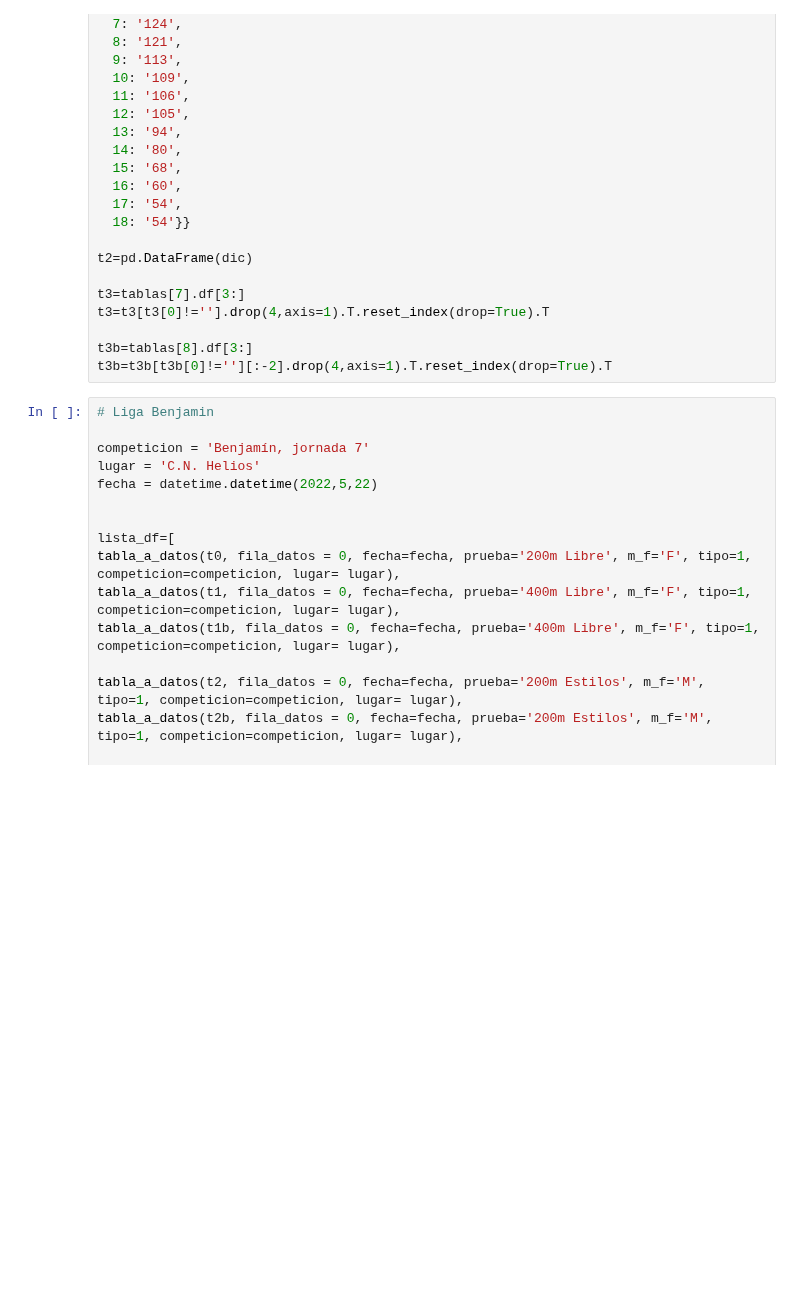
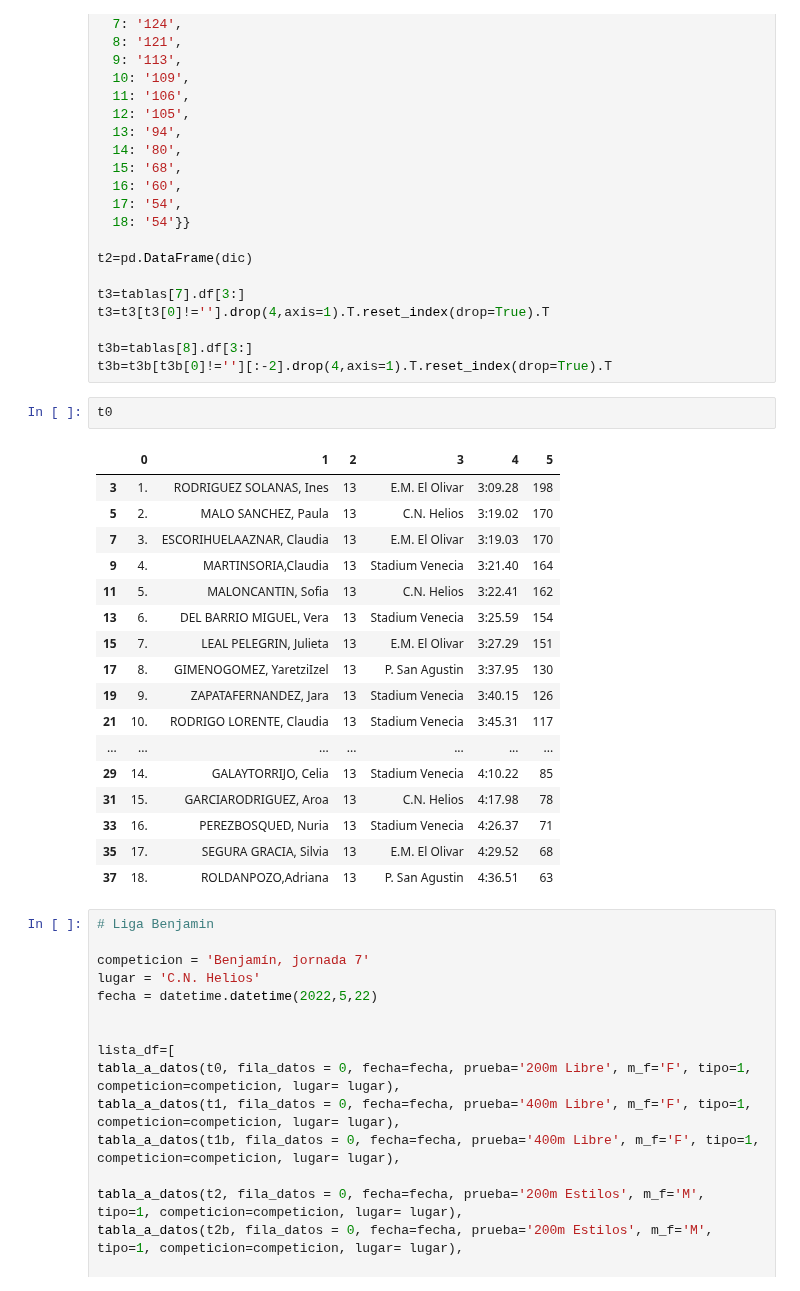
Before and after one commit to crdguez/dashboard_natacion, a Jupyter notebook: importar_datos/importar_datos_22_05_22.ipynb, the cells around one changed output. Cells and saved outputs as stored; diff of their text form; blank space fills up the shorter version.

```diff
--- a/importar_datos/importar_datos_22_05_22.ipynb
+++ b/importar_datos/importar_datos_22_05_22.ipynb
@@ -345,6 +336,26 @@ t3=t3[t3[0]!=''].drop(4,axis=1).T.reset_index(drop=True).T
 
 t3b=tablas[8].df[3:]
 t3b=t3b[t3b[0]!=''][:-2].drop(4,axis=1).T.reset_index(drop=True).T
+# %%
+t0
+# %% [output]
+|  | 0 | 1 | 2 | 3 | 4 | 5 |
+| 3 | 1. | RODRIGUEZ SOLANAS, Ines | 13 | E.M. El Olivar | 3:09.28 | 198 |
+| 5 | 2. | MALO SANCHEZ, Paula | 13 | C.N. Helios | 3:19.02 | 170 |
+| 7 | 3. | ESCORIHUELAAZNAR, Claudia | 13 | E.M. El Olivar | 3:19.03 | 170 |
+| 9 | 4. | MARTINSORIA,Claudia | 13 | Stadium Venecia | 3:21.40 | 164 |
+| 11 | 5. | MALONCANTIN, Sofia | 13 | C.N. Helios | 3:22.41 | 162 |
+| 13 | 6. | DEL BARRIO MIGUEL, Vera | 13 | Stadium Venecia | 3:25.59 | 154 |
+| 15 | 7. | LEAL PELEGRIN, Julieta | 13 | E.M. El Olivar | 3:27.29 | 151 |
+| 17 | 8. | GIMENOGOMEZ, YaretziIzel | 13 | P. San Agustin | 3:37.95 | 130 |
+| 19 | 9. | ZAPATAFERNANDEZ, Jara | 13 | Stadium Venecia | 3:40.15 | 126 |
+| 21 | 10. | RODRIGO LORENTE, Claudia | 13 | Stadium Venecia | 3:45.31 | 117 |
+| ... | ... | ... | ... | ... | ... | ... |
+| 29 | 14. | GALAYTORRIJO, Celia | 13 | Stadium Venecia | 4:10.22 | 85 |
+| 31 | 15. | GARCIARODRIGUEZ, Aroa | 13 | C.N. Helios | 4:17.98 | 78 |
+| 33 | 16. | PEREZBOSQUED, Nuria | 13 | Stadium Venecia | 4:26.37 | 71 |
+| 35 | 17. | SEGURA GRACIA, Silvia | 13 | E.M. El Olivar | 4:29.52 | 68 |
+| 37 | 18. | ROLDANPOZO,Adriana | 13 | P. San Agustin | 4:36.51 | 63 |
 # %%
 # Liga Benjamin
 
```
Also changed, not shown: parts of 1 cell of this notebook, 49 other files.
